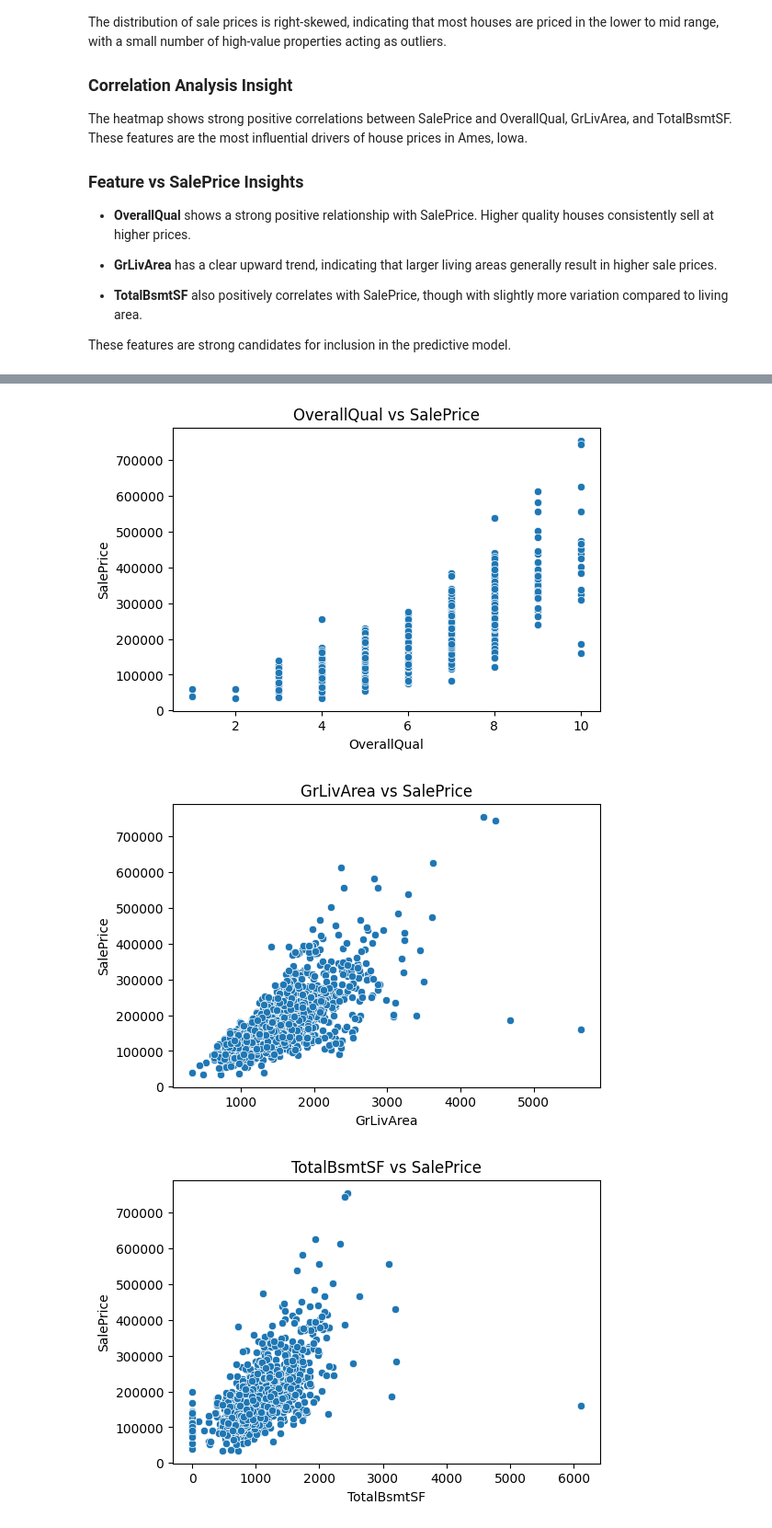
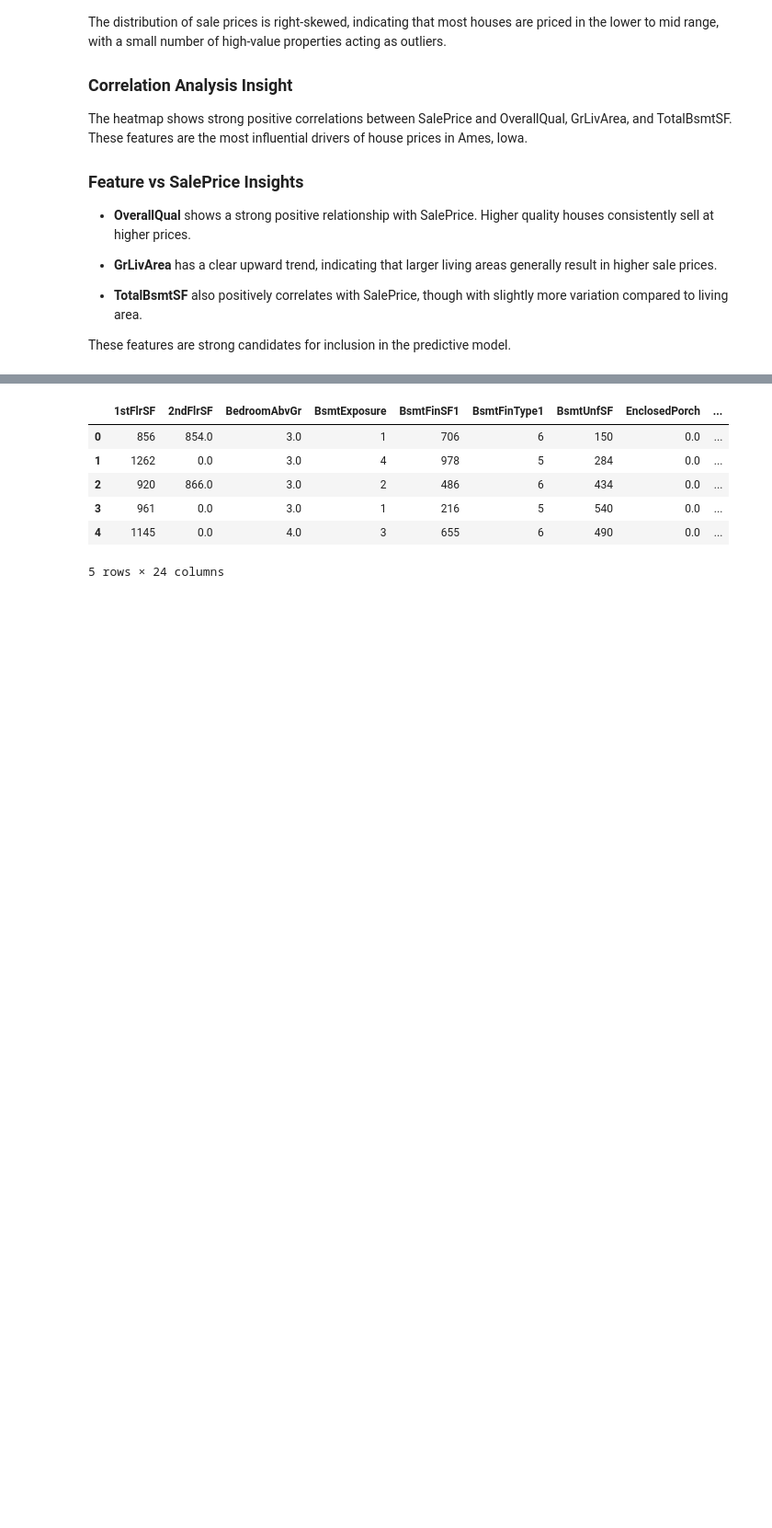
Before and after one commit to boneyphilip/houselytics, a Jupyter notebook: notebooks/03_data_analysis.ipynb, the cells around one changed output, grey strips where cells are left out. Shown at 92% size. Saved outputs shown, nothing was run; the diff lists cells and outputs as text; code cells hidden in the pictures; blank space fills up the shorter version.

Commit message:
Refine data analysis notebook structure and insights

```diff
--- a/notebooks/03_data_analysis.ipynb
+++ b/notebooks/03_data_analysis.ipynb
@@ -50,14 +44,12 @@ plt.show()
 # %%
-top_features = ["OverallQual", "GrLivArea", "TotalBsmtSF"]
+train_df = pd.read_csv("../data/processed/clean_train.csv")
 
-for feature in top_features:
-    plt.figure(figsize=(6, 4))
-    sns.scatterplot(x=train_df[feature], y=train_df["SalePrice"])
-    plt.title(f"{feature} vs SalePrice")
-    plt.xlabel(feature)
-    plt.ylabel("SalePrice")
-    plt.show()
+train_df.head()
 # %% [output]
-[figure, removed]
-[figure, removed]
-[figure, removed]
+|  | 1stFlrSF | 2ndFlrSF | BedroomAbvGr | BsmtExposure | BsmtFinSF1 | BsmtFinType1 | BsmtUnfSF | EnclosedPorch | ... |
+| 0 | 856 | 854.0 | 3.0 | 1 | 706 | 6 | 150 | 0.0 | ... |
+| 1 | 1262 | 0.0 | 3.0 | 4 | 978 | 5 | 284 | 0.0 | ... |
+| 2 | 920 | 866.0 | 3.0 | 2 | 486 | 6 | 434 | 0.0 | ... |
+| 3 | 961 | 0.0 | 3.0 | 1 | 216 | 5 | 540 | 0.0 | ... |
+| 4 | 1145 | 0.0 | 4.0 | 3 | 655 | 6 | 490 | 0.0 | ... |
+5 rows × 24 columns
```
Also changed, not shown: parts of 6 cells of this notebook.
